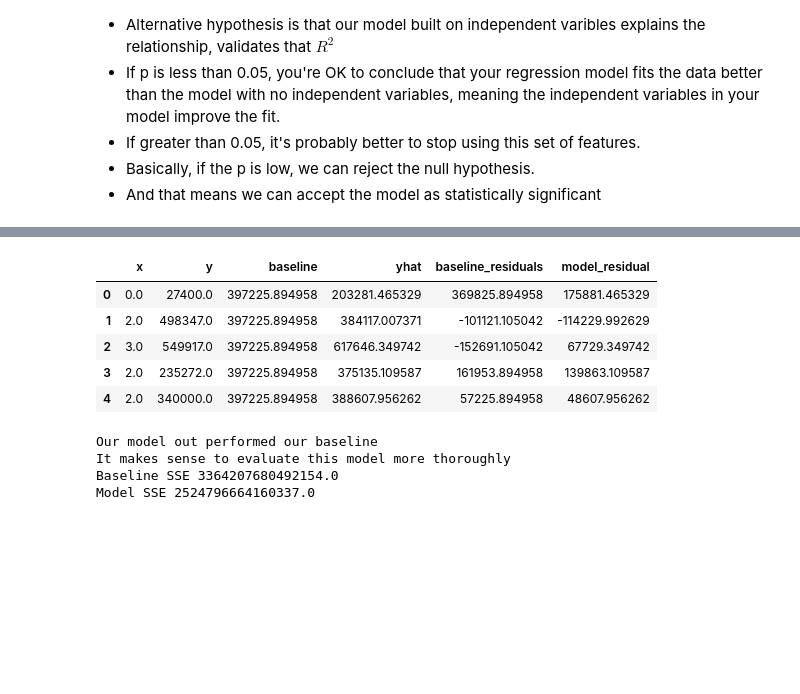
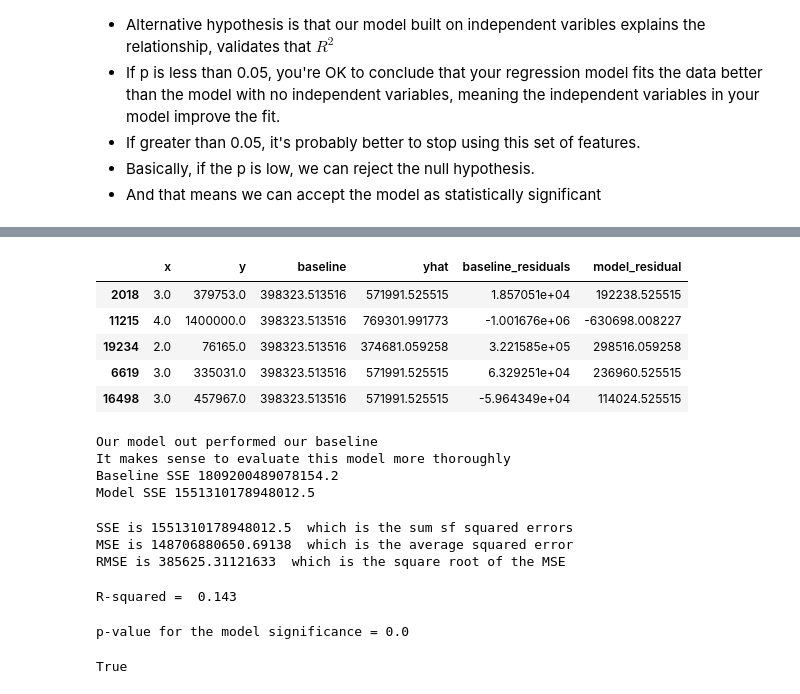
Before and after one commit to Brandon-Martinez27/zillow_regression_project, a Jupyter notebook: model_g.ipynb, the cells around one changed output, grey strips where cells are left out. Saved outputs shown, nothing was run; the diff lists cells and outputs as text; code cells hidden in the pictures; blank space fills up the shorter version.

```diff
--- a/model_g.ipynb
+++ b/model_g.ipynb
@@ -53,5 +35,3 @@ X_test_scaled = scaler.transform(X_test.drop(columns='county'))
-# %%
-train, validate, test = wrangle.add_scaled_columns(train, validate, test, scaler, train.drop(columns=['home_value', 'county', 'zip_code']).columns)
 # %%
 train.head()
 # %% [output]
@@ -221,37 +208,37 @@ plot_residuals(evaluate.y, evaluate.yhat)
 # The arguments to the ols function are the column names as strings, separated by ~
 # ols("y ~ x")
 # ols("target ~ feature")
-model2 = ols('home_value ~ bathroomcnt', df).fit()
+model2 = ols('home_value ~ bathroomcnt', train).fit()
 # %%
 # Pre req 3, calculate residuals/error
 evaluate = pd.DataFrame()
 
 # setting up x independent variable
-evaluate['x'] = df.bathroomcnt
+evaluate['x'] = train.bathroomcnt
 
 # setting up y dependent variable
-evaluate['y'] = df.home_value
+evaluate['y'] = train.home_value
 
 # setting up the baseline. baseline was established above
 evaluate['baseline'] = baseline
 
 # setting up y-hat AKA the predicted y-values. Just introduce model
-evaluate['yhat'] = model.predict()
+evaluate['yhat'] = model2.predict()
 
 # calculate the baseline residuals (residual - actual y)
 evaluate['baseline_residuals'] = evaluate.baseline - evaluate.y
 
 # calculate the model residuals (y-hat - model)
 evaluate['model_residual'] = evaluate.yhat - evaluate.y
 
 evaluate.head()
 # %% [output]
 |  | x | y | baseline | yhat | baseline_residuals | model_residual |
-| 0 | 0.0 | 27400.0 | 397225.894958 | 203281.465329 | 369825.894958 | 175881.465329 |
-| 1 | 2.0 | 498347.0 | 397225.894958 | 384117.007371 | -101121.105042 | -114229.992629 |
-| 2 | 3.0 | 549917.0 | 397225.894958 | 617646.349742 | -152691.105042 | 67729.349742 |
-| 3 | 2.0 | 235272.0 | 397225.894958 | 375135.109587 | 161953.894958 | 139863.109587 |
-| 4 | 2.0 | 340000.0 | 397225.894958 | 388607.956262 | 57225.894958 | 48607.956262 |
+| 2018 | 3.0 | 379753.0 | 398323.513516 | 571991.525515 | 1.857051e+04 | 192238.525515 |
+| 11215 | 4.0 | 1400000.0 | 398323.513516 | 769301.991773 | -1.001676e+06 | -630698.008227 |
+| 19234 | 2.0 | 76165.0 | 398323.513516 | 374681.059258 | 3.221585e+05 | 298516.059258 |
+| 6619 | 3.0 | 335031.0 | 398323.513516 | 571991.525515 | 6.329251e+04 | 236960.525515 |
+| 16498 | 3.0 | 457967.0 | 398323.513516 | 571991.525515 | -5.964349e+04 | 114024.525515 |
 # %%
 # Baseline sum of squared errors
 baseline_sse = (evaluate.baseline_residuals ** 2).sum()
@@ -271,5 +258,41 @@ print('Model SSE', model_sse)
 # %% [output]
 Our model out performed our baseline
 It makes sense to evaluate this model more thoroughly
-Baseline SSE 3364207680492154.0
-Model SSE 2524796664160337.0
+Baseline SSE 1809200489078154.2
+Model SSE 1551310178948012.5
+# %%
+# Sum the squares of the baseline risidual/error
+model_sse = (evaluate.model_residual ** 2).sum()
+
+# Take the average of the sum of squared errors
+# mse = model_sse / len(evaluate)
+
+# We can also calculate using sklearns mean_squared_error function
+mse = mean_squared_error(evaluate.y, evaluate.yhat)
+
+# Now we'll take the Square Root of the Sum of Errors
+# Taking the square root is nice because the units of the error
+# will be in the same units as the target variable.
+rmse = sqrt(mse)
+
+print("SSE is", model_sse, " which is the sum sf squared errors")
+print("MSE is", mse, " which is the average squared error")
+print("RMSE is", rmse, " which is the square root of the MSE")
+# %% [output]
+SSE is 1551310178948012.5  which is the sum sf squared errors
+MSE is 148706880650.69138  which is the average squared error
+RMSE is 385625.31121633  which is the square root of the MSE
+# %%
+# The model commented below is our model
+# model2 = ols('home_value ~ bathroomcnt', df).fit()
+r2 = model2.rsquared
+print('R-squared = ', round(r2,3))
+# %% [output]
+R-squared =  0.143
+# %%
+f_pval = model.f_pvalue
+print('p-value for the model significance =', f_pval)
+f_pval < .05
+# %% [output]
+p-value for the model significance = 0.0
+True
```
Also changed, not shown: parts of 87 cells of this notebook, 4 other files.
